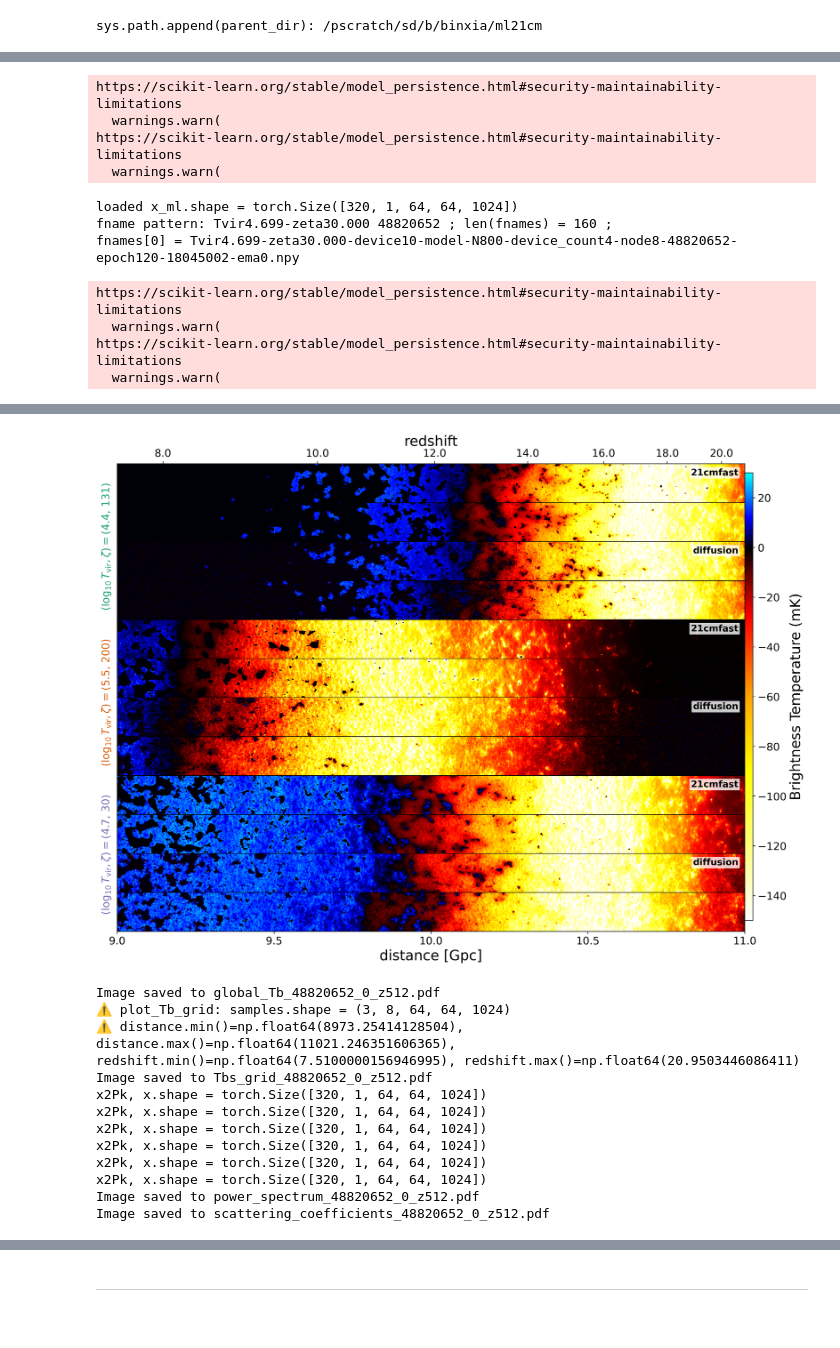
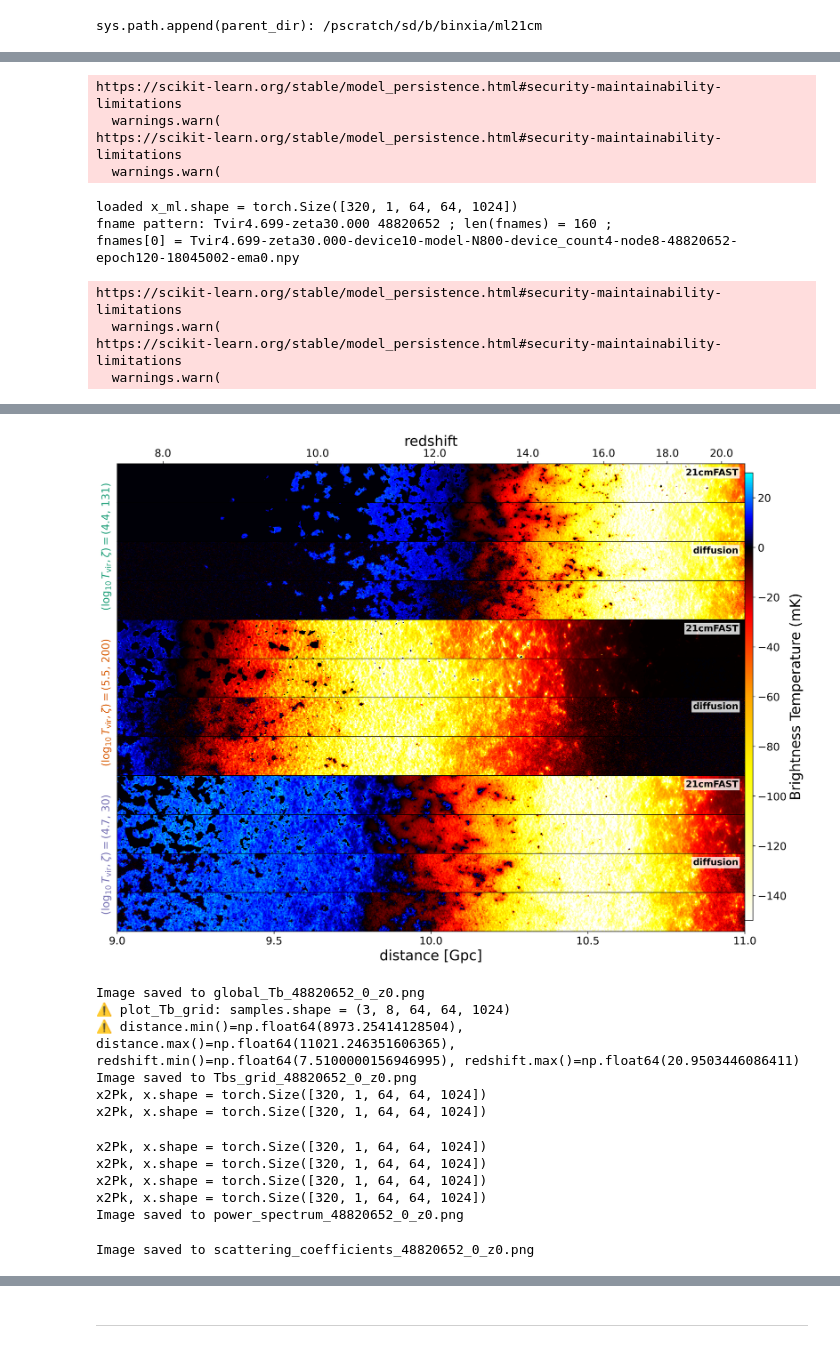
Before and after one commit to Xsmos/ml21cm, a Jupyter notebook: evaluation/evaluate.ipynb, the cells around one changed output, grey strips where cells are left out. Cells and saved outputs as stored; diff of their text form; code cells hidden in the pictures.

```diff
--- a/evaluation/evaluate.ipynb
+++ b/evaluation/evaluate.ipynb
@@ -675,13 +673,11 @@ def calculate_reduced_S2(x_pairs, params, J=5, L=4, M=64, N=64, z_idx=0):
 
         elif x0.ndim == 5:
 
-            x0 = x0[...,z_idx]
+            # x0 = x0[...,z_idx]
+            # x1 = x1[...,z_idx]
 
-            x1 = x1[...,z_idx]
-
-            # x0 = x0[...,0,:,z_idx:z_idx+x0.shape[-2]]
-
-            # x1 = x1[...,0,:,z_idx:z_idx+x1.shape[-2]]
+            x0 = x0[...,0,:,z_idx:z_idx+x0.shape[-2]]
+            x1 = x1[...,0,:,z_idx:z_idx+x1.shape[-2]]
 
         if i == 0:
 
@@ -835,7 +831,7 @@ def plot_scattering_transform_2(x_pairs, params, los, sigma_level=68.27, alpha=0
 
     j1j2_period = j1j2.shape[0]//L
 
-    # ax[0].set_ylim(1.01e-3,1e0) # don't delete this line.
+    ax[0].set_ylim(1.01e-3,1e0) # don't delete this line.
 
     ax[0].set_yscale('log')
 
@@ -917,7 +913,7 @@ def plot_scattering_transform_2(x_pairs, params, los, sigma_level=68.27, alpha=0
 
     else:
 
-        savename = f"scattering_coefficients_{savename}_z{z_idx}.pdf"
+        savename = f"scattering_coefficients_{savename}_z{z_idx}.png"
 
         plt.savefig(savename, bbox_inches='tight',)
 
@@ -1003,7 +999,7 @@ def plot_Tb_lightcone(x_pairs, params, los, savename=None, num_per_param=1, tran
 
         if row_in_group == 0:
 
-            ax.text(0.99, 0.88, '21cmfast', transform=ax.transAxes, ha='right', va='top', fontsize=13, fontweight='bold', bbox=dict(facecolor='white', alpha=0.8, edgecolor='none', pad=2))
+            ax.text(0.99, 0.88, '21cmFAST', transform=ax.transAxes, ha='right', va='top', fontsize=13, fontweight='bold', bbox=dict(facecolor='white', alpha=0.8, edgecolor='none', pad=2))
 
         elif row_in_group == num_per_param:
 
@@ -1047,7 +1043,7 @@ def plot_Tb_lightcone(x_pairs, params, los, savename=None, num_per_param=1, tran
 
         cbar.set_label('Brightness Temperature (mK)', fontsize=20)
 
-    savename = f"Tbs_{savename}.pdf"
+    savename = f"Tbs_{savename}.png"
 
     plt.savefig(savename, bbox_inches='tight', dpi=300)
 
@@ -1189,9 +1185,8 @@ def plot_Tb_grid(x_pairs, params, los, savename, z_idx, num_per_param=4, transfo
 
             if samples.ndim == 5:
 
-                data = samples[i,j,:,:,z_idx]
-
-                # data = samples[i,j,0,:,z_idx:z_idx+samples.shape[-2]]
+                # data = samples[i,j,:,:,z_idx]
+                data = samples[i,j,0,:,z_idx:z_idx+samples.shape[-2]]
 
             elif samples.ndim == 4:
 
@@ -1239,7 +1234,7 @@ def plot_Tb_grid(x_pairs, params, los, savename, z_idx, num_per_param=4, transfo
 
         ax = axes[0,j]
 
-        ax.set_title('21cmfast' if j // num_per_param == 0 else 'diffusion', fontsize=20)
+        ax.set_title('21cmFAST' if j // num_per_param == 0 else 'diffusion', fontsize=20)
 
     # # 主 x 轴只显示底部最后一个子图
 
@@ -1273,7 +1268,7 @@ def plot_Tb_grid(x_pairs, params, los, savename, z_idx, num_per_param=4, transfo
 
         cbar.set_label('Brightness Temperature (mK)', fontsize=20)
 
-    savename = f"Tbs_grid_{savename}_z{z_idx}.pdf"
+    savename = f"Tbs_grid_{savename}_z{z_idx}.png"
 
     plt.savefig(savename, bbox_inches='tight', dpi=300)
 
@@ -1352,8 +1347,8 @@ def evaluate(
             transform = transform,
             )
 
-        for z_idx in [512]:
-        # for z_idx in tqdm(range(0, num_redshift - HII_DIM + 1, HII_DIM // 8), desc="Processing z slices"):
+        # for z_idx in [512]:
+        for z_idx in tqdm(range(0, num_redshift - HII_DIM + 1, HII_DIM // 16), desc="Processing z slices"):
             plot_global_signal(
                     x_pairs = x_pairs,
                     params = params,
@@ -1410,7 +1405,7 @@ if __name__ == '__main__':
             transform = args.transform if 'transform' in args else 'pt_inv',
             )
 
-    # plot_mp4(args.jobID, seconds=16, transform=args.transform)
+    plot_mp4(args.jobID, seconds=16, transform=args.transform)
 # %% [output]
 ✅ pt_fname='../utils/PowerTransformer_25600_z1.pkl'; device = cuda
 fname pattern: Tvir4.400-zeta131.341 48820652 ; len(fnames) = 160 ;
@@ -1453,13 +1448,13 @@ Image saved to Tbs_48820652_0.pdf
-[figure, old version]
+[figure, new version]
-Image saved to global_Tb_48820652_0_z512.pdf
+Image saved to global_Tb_48820652_0_z0.png
 ⚠️ plot_Tb_grid: samples.shape = (3, 8, 64, 64, 1024)
 ⚠️ distance.min()=np.float64(8973.25414128504), distance.max()=np.float64(11021.246351606365), redshift.min()=np.float64(7.5100000156946995), redshift.max()=np.float64(20.9503446086411)
-Image saved to Tbs_grid_48820652_0_z512.pdf
+Image saved to Tbs_grid_48820652_0_z0.png
 x2Pk, x.shape = torch.Size([320, 1, 64, 64, 1024])
 x2Pk, x.shape = torch.Size([320, 1, 64, 64, 1024])
-x2Pk, x.shape = torch.Size([320, 1, 64, 64, 1024])
-x2Pk, x.shape = torch.Size([320, 1, 64, 64, 1024])
-x2Pk, x.shape = torch.Size([320, 1, 64, 64, 1024])
-x2Pk, x.shape = torch.Size([320, 1, 64, 64, 1024])
-Image saved to power_spectrum_48820652_0_z512.pdf
-Image saved to scattering_coefficients_48820652_0_z512.pdf
+x2Pk, x.shape = torch.Size([320, 1, 64, 64, 1024])
+x2Pk, x.shape = torch.Size([320, 1, 64, 64, 1024])
+x2Pk, x.shape = torch.Size([320, 1, 64, 64, 1024])
+x2Pk, x.shape = torch.Size([320, 1, 64, 64, 1024])
+Image saved to power_spectrum_48820652_0_z0.png
+Image saved to scattering_coefficients_48820652_0_z0.png
```
Also changed, not shown: parts of 6 cells of this notebook, 2 other files.
